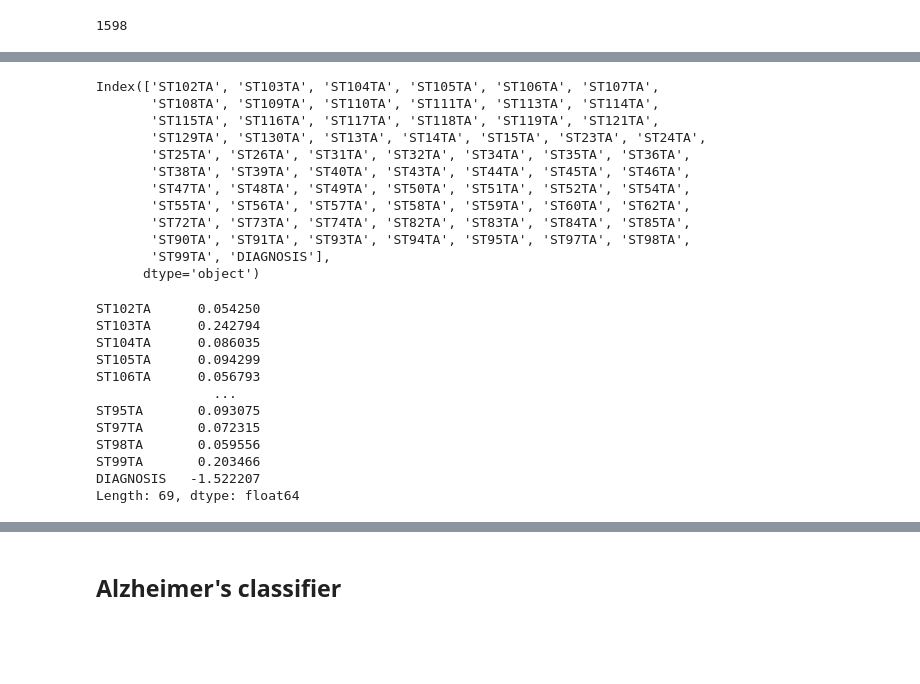
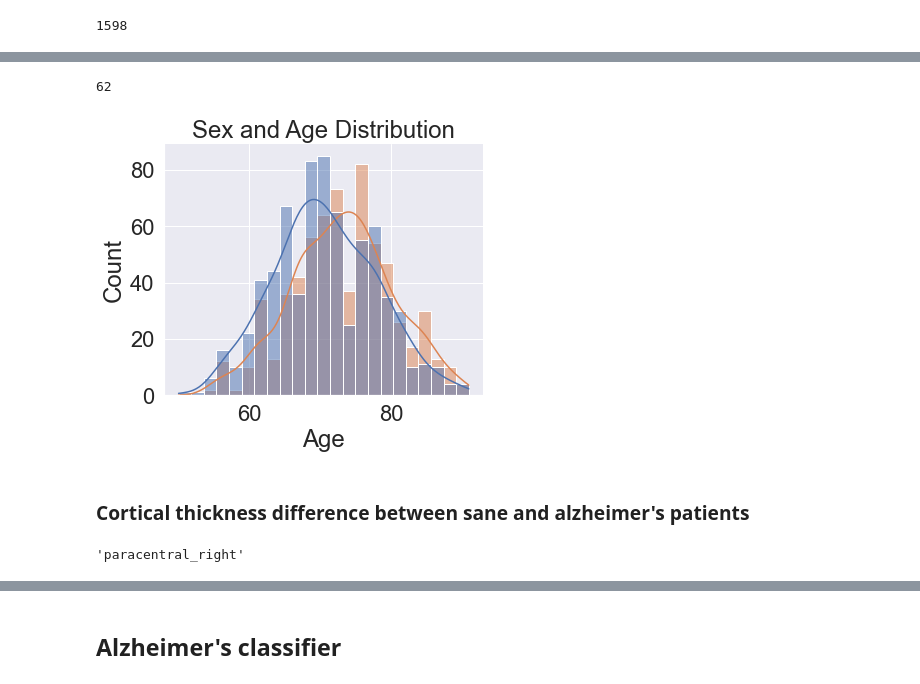
Before and after one commit to V1ncenttt/FYP-Alzheimer-Harmonisation, a Jupyter notebook: src/new_classifiers.ipynb, the cells around one changed output, grey strips where cells are left out. Saved outputs shown, nothing was run; the diff lists cells and outputs as text; code cells hidden in the pictures; blank space fills up the shorter version.

```diff
--- a/src/new_classifiers.ipynb
+++ b/src/new_classifiers.ipynb
@@ -110,15 +166,19 @@ img.drop(['DXCURREN', 'DXCHANGE'], axis=1, inplace=True)
+# %%
+# Get the number of sites
+img_cov['SITEID'].nunique()
+# %% [output]
+62
+# %%
+dems = img_cov.copy()
+sex = dems['PTGENDER'].copy()
+sex[sex==1] = "Male"
+sex[sex==2] = "Female"
+dems['Sex'] = sex
+sns.set(font_scale=2)
+dist_plot = sns.displot(data=dems, x='AGE', hue="Sex", kde=True, aspect=1.2, legend=False).set(title='Sex and Age Distribution', xlabel='Age')
+fig = dist_plot.fig
+fig.savefig("sexage.png")
+# %% [output]
+[figure, added]
 # %%
-img.columns
+img = img_cov
-# %% [output]
-Index(['ST102TA', 'ST103TA', 'ST104TA', 'ST105TA', 'ST106TA', 'ST107TA',
-       'ST108TA', 'ST109TA', 'ST110TA', 'ST111TA', 'ST113TA', 'ST114TA',
-       'ST115TA', 'ST116TA', 'ST117TA', 'ST118TA', 'ST119TA', 'ST121TA',
-       'ST129TA', 'ST130TA', 'ST13TA', 'ST14TA', 'ST15TA', 'ST23TA', 'ST24TA',
-       'ST25TA', 'ST26TA', 'ST31TA', 'ST32TA', 'ST34TA', 'ST35TA', 'ST36TA',
-       'ST38TA', 'ST39TA', 'ST40TA', 'ST43TA', 'ST44TA', 'ST45TA', 'ST46TA',
-       'ST47TA', 'ST48TA', 'ST49TA', 'ST50TA', 'ST51TA', 'ST52TA', 'ST54TA',
-       'ST55TA', 'ST56TA', 'ST57TA', 'ST58TA', 'ST59TA', 'ST60TA', 'ST62TA',
-       'ST72TA', 'ST73TA', 'ST74TA', 'ST82TA', 'ST83TA', 'ST84TA', 'ST85TA',
-       'ST90TA', 'ST91TA', 'ST93TA', 'ST94TA', 'ST95TA', 'ST97TA', 'ST98TA',
-       'ST99TA', 'DIAGNOSIS'],
-      dtype='object')
@@ -131,15 +185,2 @@ data_alz = data[data['DIAGNOSIS'] == 3].mean(axis=0)
-# %%
-data_sane - data_alz
-# %% [output]
-ST102TA      0.054250
-ST103TA      0.242794
-ST104TA      0.086035
-ST105TA      0.094299
-ST106TA      0.056793
-               ...
-ST95TA       0.093075
-ST97TA       0.072315
-ST98TA       0.059556
-ST99TA       0.203466
-DIAGNOSIS   -1.522207
-Length: 69, dtype: float64
+# %% [markdown]
+### Cortical thickness difference between sane and alzheimer's patients
@@ -145,0 +197,4 @@ Length: 69, dtype: float64
+# %%
+atlasDict.toDKName('ST102TA')
+# %% [output]
+'paracentral_right'
```
Also changed, not shown: parts of 78 cells of this notebook, 4 other files.
